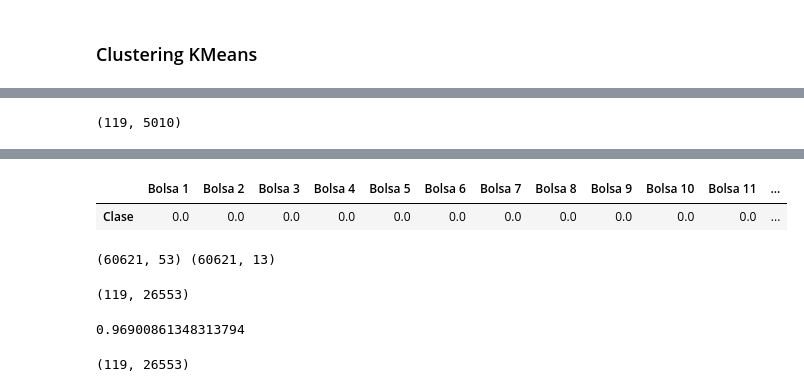
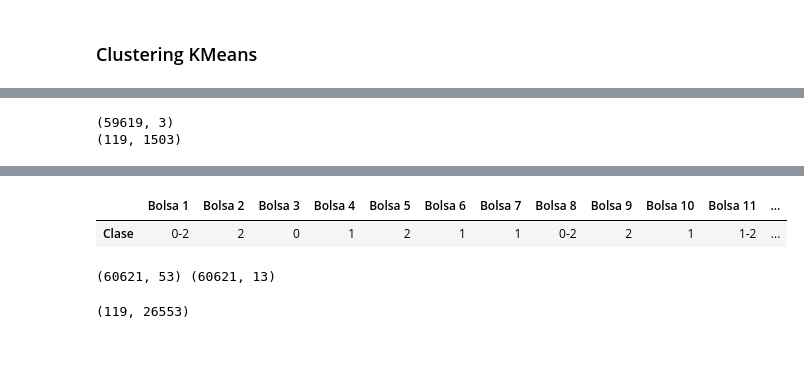
Before and after one commit to samuel1a0/prb_clustering, a Jupyter notebook: intento_3.ipynb, the cells around one changed output, grey strips where cells are left out. Drawn from its saved outputs; the diff is of its cells as text; code cells hidden in the pictures; blank space fills up the shorter version.

```diff
--- a/intento_3.ipynb
+++ b/intento_3.ipynb
@@ -168,19 +177,18 @@ def reducir(clases):
 # %% [markdown]
 ### con todos los Datos unidos, semi-procesados juntos a posterior
 # %%
-tit = "completo"
-pipe_proc = Pipeline( [("scaler", preprocessing.StandardScaler() ),
-                    ("vt", VarianceThreshold(.8*(1-.8)) ),#]),
-#                     ("FA", FactorAnalysis(n_components=10, random_state=10))])
-                    ("pca", PCA(random_state=10, n_components=10) )])
+def data_comp(pipe_proc=None):
+    if pipe_proc == None:
+        pipe_proc = Pipeline( [("std_scaler", preprocessing.StandardScaler() ),# ])#,
+                               ("vt", VarianceThreshold(.8*(1-.8)) ),#])
+                               ("pca", PCA(random_state=10, n_components=3) )])
 
-datos_completos = load_all()
-pipe_proc.fit(datos_completos)
-data_semi = pipe_proc.transform(datos_completos)
-pca = PCA(random_state=10, n_components=8)
-# data_semi = pca.fit_transform(data_semi)
-# print(np.sum(pca.explained_variance_ratio_))
-print(data_semi.shape)
+    datos_completos = load_all()
+    pipe_proc.fit(datos_completos)
+    data_semi = pipe_proc.transform(datos_completos)
+    print(data_semi.shape)
 
-data = np.array(data_semi).reshape(119,-1)
-data.shape
+    data = np.array(data_semi).reshape(119,-1)
+    tit = "completo"
+    print(data.shape)
+    return tit, data
@@ -226,24 +277,26 @@ clases_bolsa(data_p, minor=True)
 # %%
-print(data.shape)
+tit, data = data_comp()
 
-model = AgglomerativeClustering(n_clusters=3, linkage="complete")
-pipe_k = Pipeline([#("scaler", preprocessing.StandardScaler() ),
+model = KMeans(n_clusters=3, random_state=10)
+pipe_k = Pipeline([
+#                     ("scaler", preprocessing.StandardScaler() ),
+                    ("pca", KernelPCA(random_state=10, n_components=5, kernel="rbf") )
+                ])
 #                    ("pca", PCA(random_state=10, n_components=5) )])
-                   ("pca", FactorAnalysis(n_components=5, random_state=10, svd_method="lapack") )])
+#                    ("pca", FactorAnalysis(n_components=5, random_state=10, svd_method="lapack") )])
 
 data_p = pd.DataFrame(pipe_k.fit_transform(data))
-# print(np.sum(b.explained_variance_ratio_))
-
 
 k_cls = model.fit_predict(data_p)
-plot_cls("Agglomerative {}".format(tit), data=data_p, labels=k_cls)
-clases_bolsa(data_p, minor=True)
+plot_cls("Spectral {}".format(tit), data=data_p, labels=k_cls, centers=model.cluster_centers_)
+clases_bolsa(data_p)
 # %% [output]
-(119, 5010)
+(59619, 3)
+(119, 1503)
 [interactive output not drawn]
 [interactive output not drawn]
 |  | Bolsa 1 | Bolsa 2 | Bolsa 3 | Bolsa 4 | Bolsa 5 | Bolsa 6 | Bolsa 7 | Bolsa 8 | Bolsa 9 | Bolsa 10 | Bolsa 11 | ... |
-| Clase | 0.0 | 0.0 | 0.0 | 0.0 | 0.0 | 0.0 | 0.0 | 0.0 | 0.0 | 0.0 | 0.0 | ... |
+| Clase | 0-2 | 2 | 0 | 1 | 2 | 1 | 1 | 0-2 | 2 | 1 | 1-2 | ... |
 # %%
 datos, bolsas = load_all(p_proc=False)
 
@@ -259,16 +312,6 @@ for i in range(119):
 print(datos.shape, d_r.shape)
 # %% [output]
 (60621, 53) (60621, 13)
-# %%
-data = datos_crudos()
-print(data.shape)
-
-pc = PCA(n_components=8, random_state=10)
-pc.fit(data)
-np.sum(pc.explained_variance_ratio_)
-# %% [output]
-(119, 26553)
-0.96900861348313794
 # %%
 data = datos_crudos()
 print(data.shape)
```
Also changed, not shown: parts of 16 cells of this notebook.
